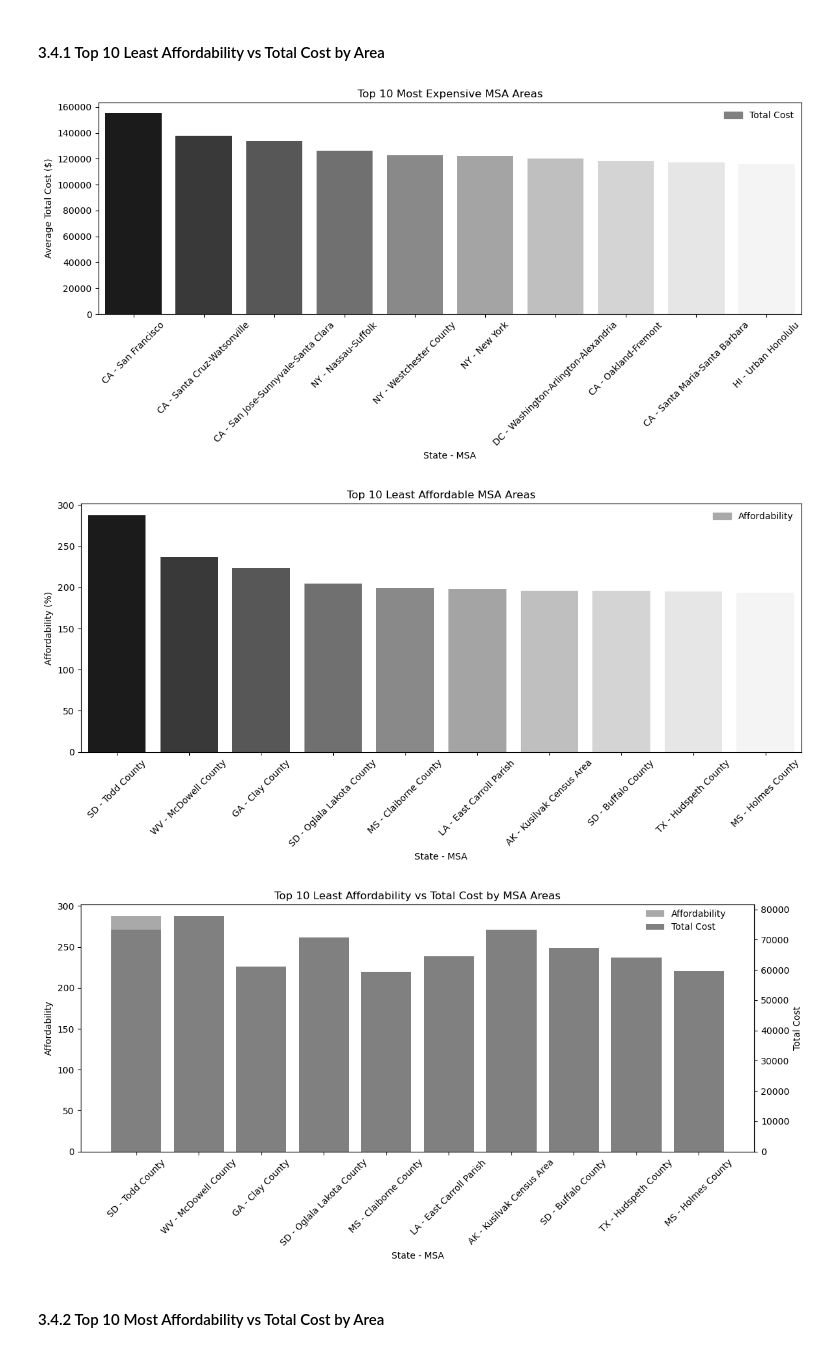
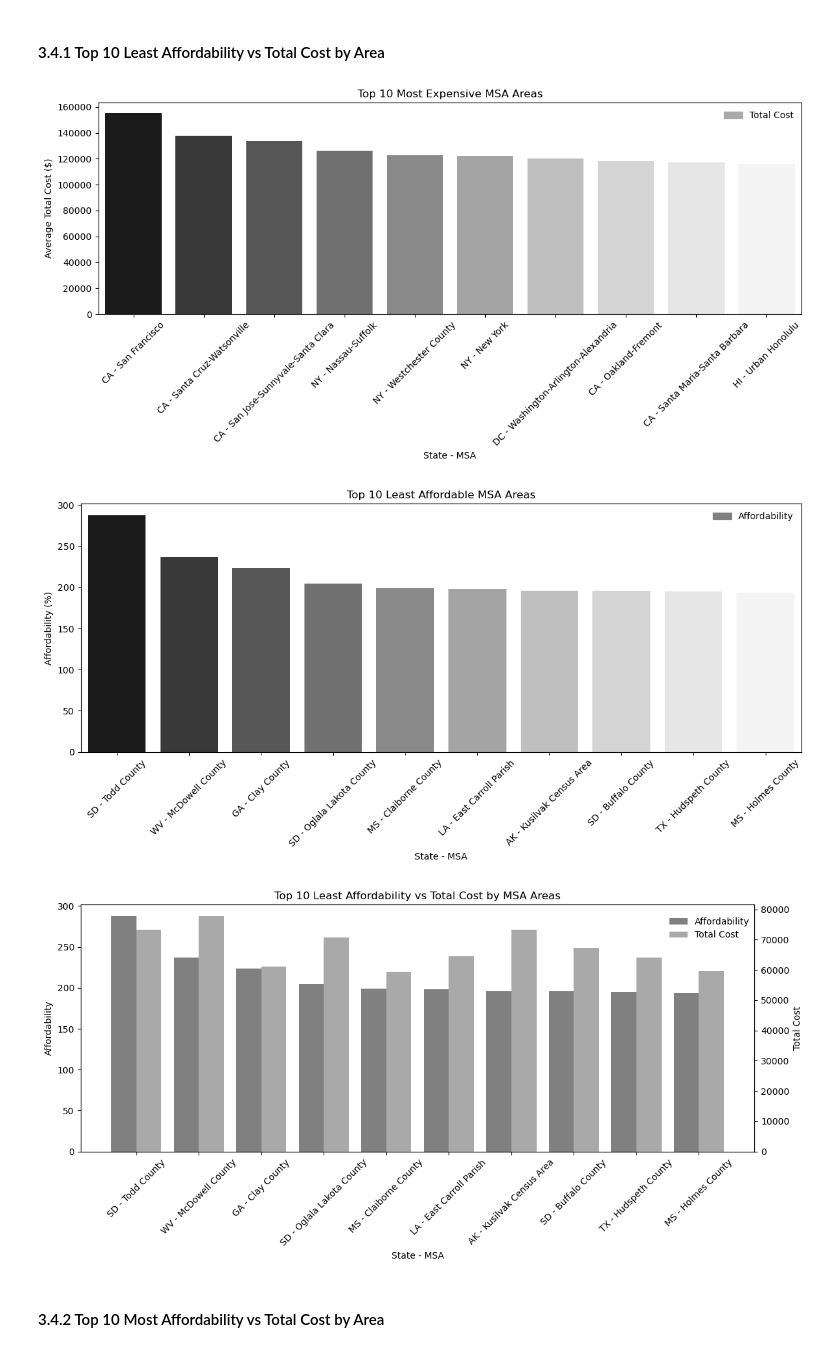
Before and after one commit to miguelmog10/data-science-group17, a Jupyter notebook: notebook/data-science-group17_jack.ipynb, the cells around one changed output. Drawn from its saved outputs; the diff is of its cells as text; code cells hidden in the pictures.

```diff
--- a/notebook/data-science-group17_jack.ipynb
+++ b/notebook/data-science-group17_jack.ipynb
@@ -509,7 +621,7 @@ plt.xlabel('State - MSA')
 plt.xticks(rotation=45)
 plt.ylabel('Average Total Cost ($)')
 # Create a custom legend handle to match the bar color (using Patch)
-high_cost_legend = [Patch(color='grey', label='Total Cost')]
+high_cost_legend = [Patch(color='darkgrey', label='Total Cost')]
 # Add custom legend
 plt.legend(handles=high_cost_legend, loc='upper right', frameon=False)
 plt.tight_layout()
@@ -523,41 +635,69 @@ plt.xlabel('State - MSA')
 plt.xticks(rotation=45)
 plt.ylabel('Affordability (%)')
 # Create a custom legend handle to match the bar color (using Patch)
-least_affordability_legend = [Patch(color='darkgrey', label='Affordability')]
+least_affordability_legend = [Patch(color='grey', label='Affordability')]
 # Add custom legend
 plt.legend(handles=least_affordability_legend, loc='upper right', frameon=False)
 plt.tight_layout()
 plt.show()
-
+'''
 # Plotting area-level least affordability vs the average of the total cost
 fig, ax5 = plt.subplots(figsize=(12, 6))
 # Plotting affordability on the first axis
 least_affordability_bars_msa = ax5.bar(least_affordabilty_msa.index, least_affordabilty_msa['affordability'], label='Affordability',
                                        color='darkgrey', align='center')
 ax5.set_ylabel('Affordability')
 ax5.set_xlabel('State - MSA')
 # Plotting a second y-axis for total_cost
 ax6 = ax5.twinx()
 highest_total_cost_bars_msa = ax6.bar([i for i in range(len(least_affordabilty_msa))], least_affordabilty_msa['total_cost'],label='Total Cost',
                                       color='grey', align='center')
 ax6.set_ylabel('Total Cost')
 # Add title and labels
 plt.title('Top 10 Least Affordability vs Total Cost by MSA Areas')
 ax5.set_xticks(range(len(least_affordabilty_msa)))
 ax5.set_xticklabels(least_affordabilty_msa.index, rotation=45)
 # Combine the legends for both axes into a single legend in the top-right
 handles_msa, labels_msa = [], []
 # Get the handles and labels for both bars
 handles_msa.extend([least_affordability_bars_msa, highest_total_cost_bars_msa])
 labels_msa.extend(['Affordability', 'Total Cost'])
 # Add a single legend to the plot in the top-right corner
 fig.legend(handles_msa, labels_msa, loc='upper right', bbox_to_anchor=(0.9, 0.95), frameon=False)
 plt.tight_layout()
 plt.show()
+'''
+
+# Plotting area-level least affordability vs the average of the total cost
+fig, ax7 = plt.subplots(figsize=(12, 6))
+width = 0.4
+x_positions_affordability_msa = range(len(least_affordabilty_msa))
+affordability_bars_msa = ax7.bar(x_positions_affordability_msa, least_affordabilty_msa['affordability'], width=width,
+                                        label='Affordability', color='grey', align='center')
+ax7.set_ylabel('Affordability')
+ax7.set_xlabel('State - MSA')
+# Plotting a second y-axis for total_cost
+ax8 = ax7.twinx()
+x_positions_total_cost_msa = [x + width for x in x_positions_affordability_msa]
+total_cost_bars_msa = ax8.bar(x_positions_total_cost_msa, least_affordabilty_msa['total_cost'], width=width,
+                                 label='Total Cost', color='darkgrey', align='center')
+ax8.set_ylabel('Total Cost')
+
+plt.title('Top 10 Least Affordability vs Total Cost by MSA Areas')
+ax7.set_xticks([x + width / 2 for x in x_positions_affordability_msa])
+ax7.set_xticklabels(least_affordabilty_msa.index, rotation=45)
+handles_msa, labels_msa = [], []
+handles_msa.extend([affordability_bars_msa, total_cost_bars_msa])
+labels_msa.extend(['Affordability', 'Total Cost'])
+fig.legend(handles_msa, labels_msa, loc='upper right', bbox_to_anchor=(0.93, 0.93), frameon=False)
+#ax7.ylim(0, max_affordability_msa + affordability_margin_msa)
+#ax8.ylim(0, max_total_cost_msa + total_cost_margin_msa)
+plt.tight_layout()
+plt.show()
 # %% [output]
 [figure]
 [figure]
-[figure, old version]
+[figure, new version]
 # %% [markdown]
 #### 3.4.2 Top 10 Most Affordability vs Total Cost by Area
 # %%
```
Also changed, not shown: parts of 12 cells of this notebook.
